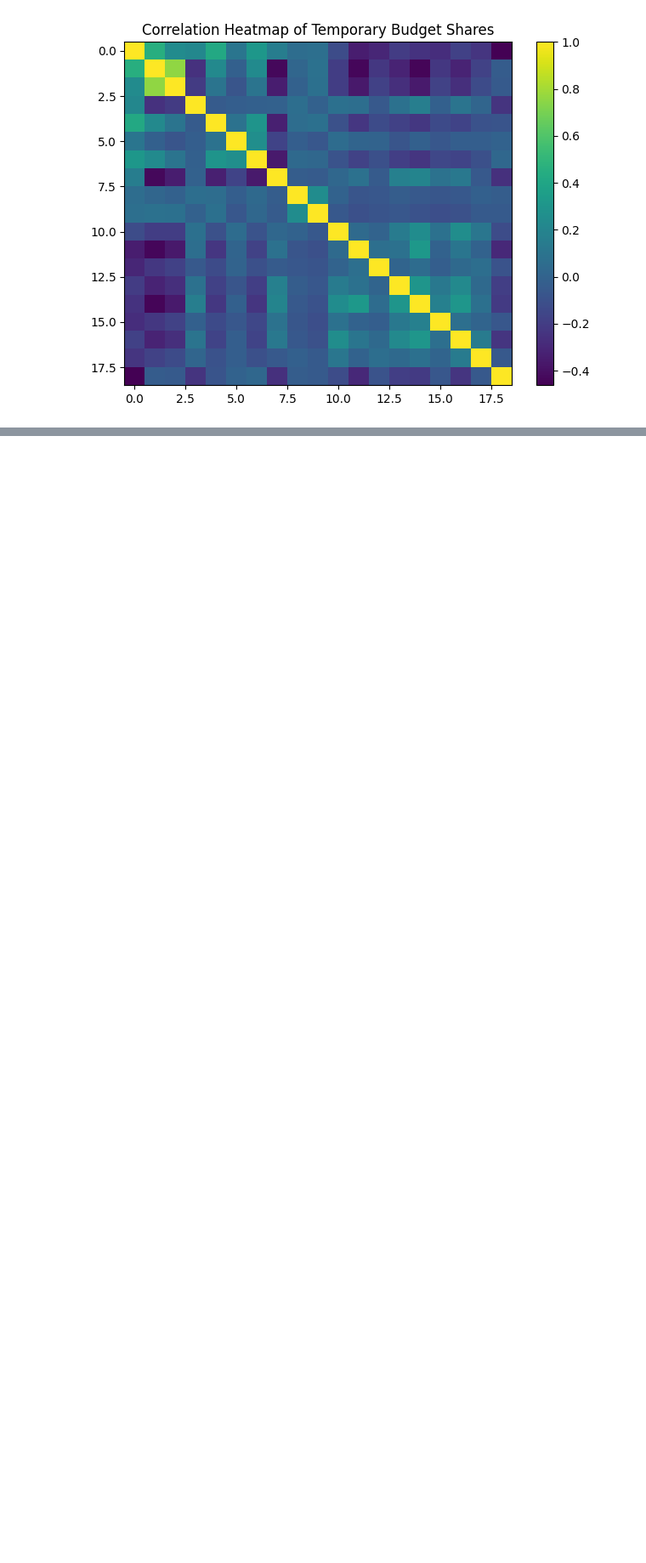
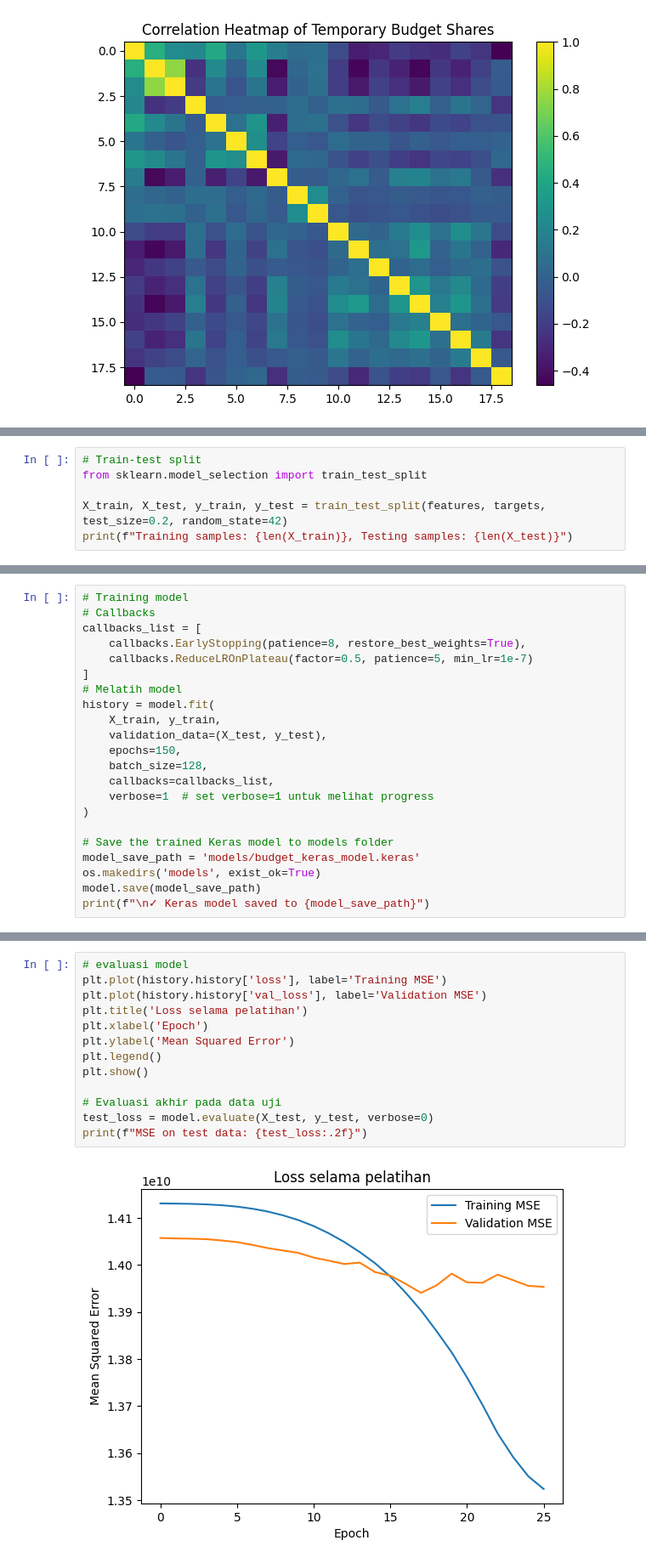
Before and after one commit to kevadamar/smart-budget-recommender, a Jupyter notebook: Capstone Dicoding EDA.ipynb, the cells around one changed output, grey strips where cells are left out. Shown at 85% size. Drawn from its saved outputs; the diff is of its cells as text; blank space fills up the shorter version.

Commit message:
MOD: Provide API inference and Provide training model

```diff
--- a/Capstone Dicoding EDA.ipynb
+++ b/Capstone Dicoding EDA.ipynb
@@ -538,0 +593,6 @@ plt.show()
+# %%
+# Train-test split
+from sklearn.model_selection import train_test_split
+
+X_train, X_test, y_train, y_test = train_test_split(features, targets, test_size=0.2, random_state=42)
+print(f"Training samples: {len(X_train)}, Testing samples: {len(X_test)}")
@@ -538,0 +656,22 @@ plt.show()
+# %%
+# Training model
+# Callbacks
+callbacks_list = [
+    callbacks.EarlyStopping(patience=8, restore_best_weights=True),
+    callbacks.ReduceLROnPlateau(factor=0.5, patience=5, min_lr=1e-7)
+]
+# Melatih model
+history = model.fit(
+    X_train, y_train,
+    validation_data=(X_test, y_test),
+    epochs=150,
+    batch_size=128,
+    callbacks=callbacks_list,
+    verbose=1  # set verbose=1 untuk melihat progress
+)
+
+# Save the trained Keras model to models folder
+model_save_path = 'models/budget_keras_model.keras'
+os.makedirs('models', exist_ok=True)
+model.save(model_save_path)
+print(f"\n✓ Keras model saved to {model_save_path}")
@@ -538,0 +696,15 @@ plt.show()
+# %%
+# evaluasi model
+plt.plot(history.history['loss'], label='Training MSE')
+plt.plot(history.history['val_loss'], label='Validation MSE')
+plt.title('Loss selama pelatihan')
+plt.xlabel('Epoch')
+plt.ylabel('Mean Squared Error')
+plt.legend()
+plt.show()
+
+# Evaluasi akhir pada data uji
+test_loss = model.evaluate(X_test, y_test, verbose=0)
+print(f"MSE on test data: {test_loss:.2f}")
+# %% [output]
+[figure, added]
```
Also changed, not shown: parts of 17 cells of this notebook, 8 other files.
